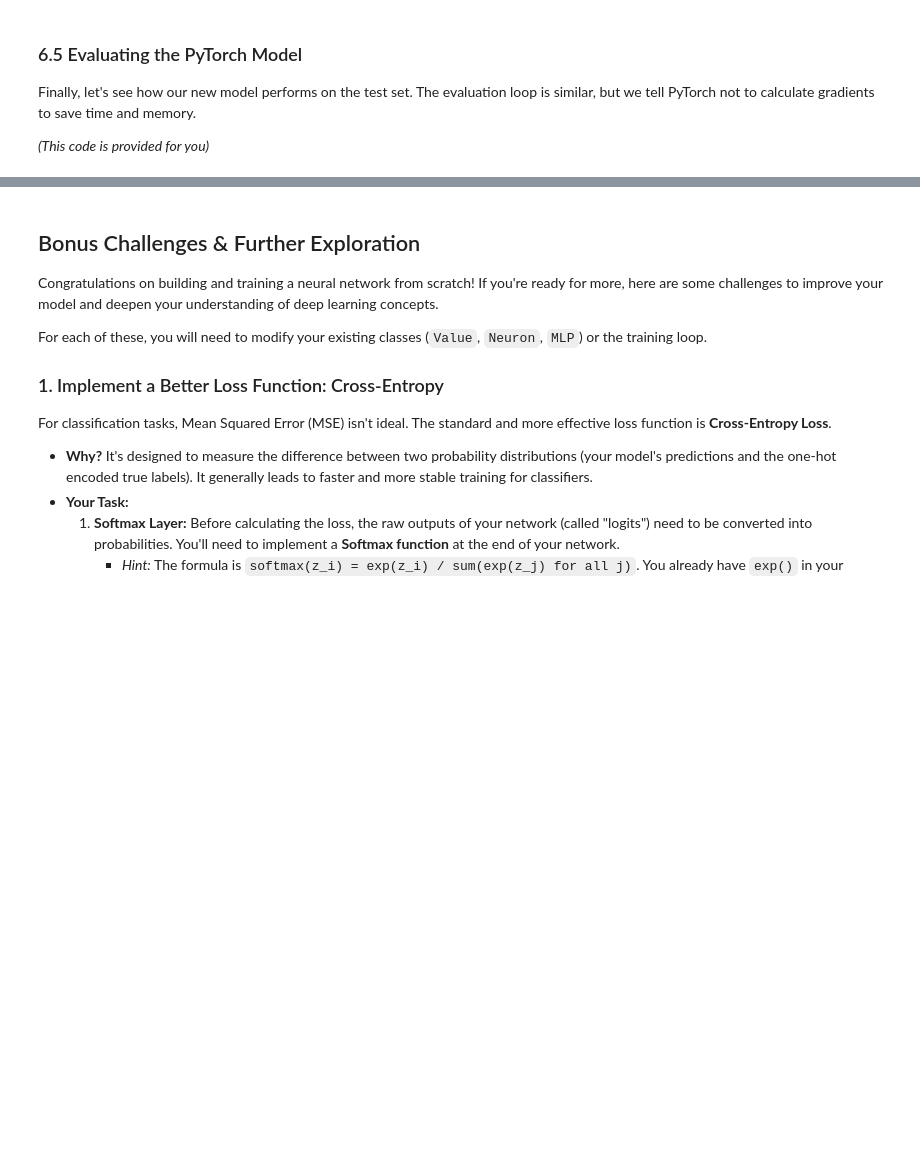
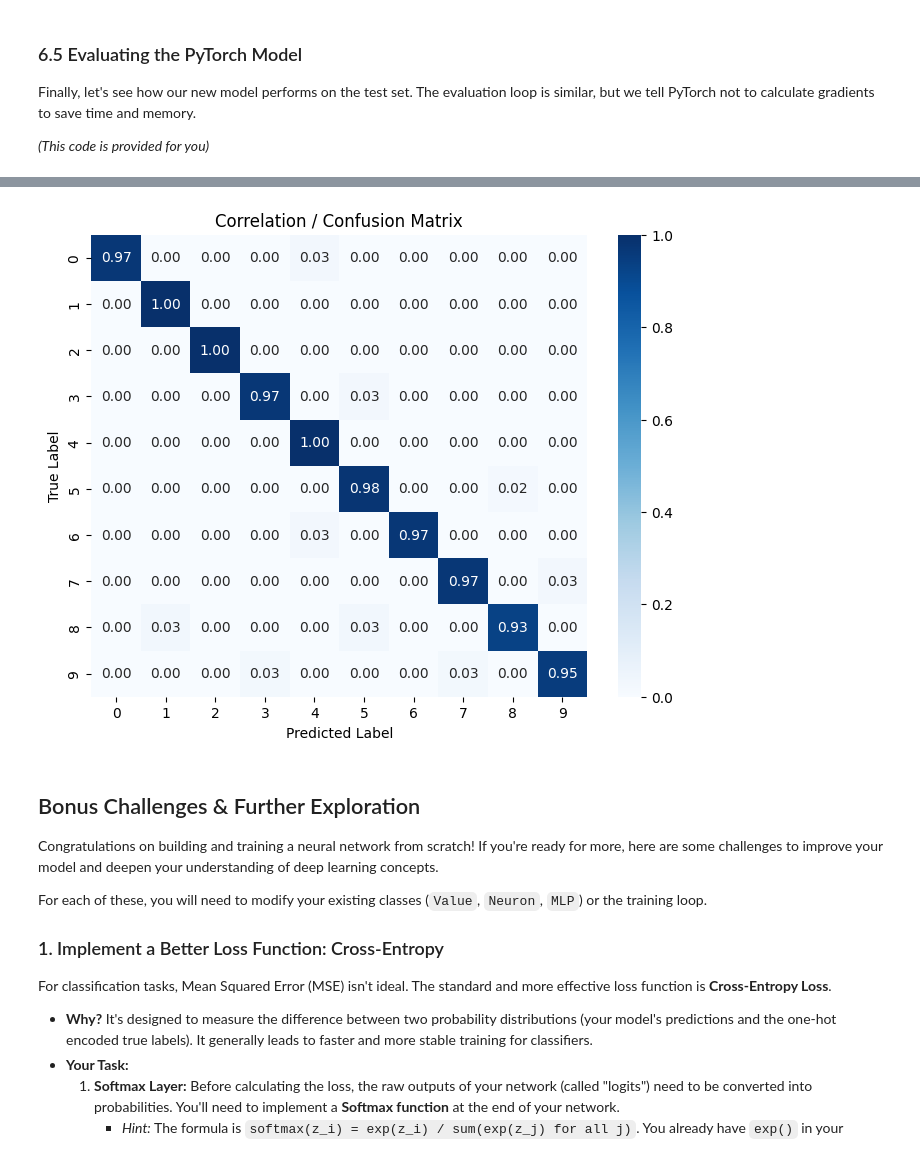
Before and after one commit to Amr1Moussa/MIA_phase1, a Jupyter notebook: Block4/Task4.ipynb, the cells around one changed output, grey strips where cells are left out. Drawn from its saved outputs; the diff is of its cells as text; code cells hidden in the pictures; blank space fills up the shorter version.

```diff
--- a/Block4/Task4.ipynb
+++ b/Block4/Task4.ipynb
@@ -855,8 +857,8 @@ Number of parameters: 2778
 # %%
 # TASK 5.1: Complete the training loop for the digit recognizer.
 lr = 0.01
-batch_size = 32
-n_epochs = 8
+batch_size = 8
+n_epochs = 14
 
 for epoch in range(n_epochs):
     epoch_loss = 0
@@ -1068,7 +1074,7 @@ The training loop in PyTorch follows a standard, clean pattern. Compare this to
 # %%
 # TASK 6.4: Complete the PyTorch training loop.
 
-n_epochs = 10
+n_epochs = 30
 
 for epoch in range(n_epochs):
     epoch_loss = 0.0
@@ -1139,3 +1167,28 @@ Accuracy of the network on the test images: 93.06 %
+# %%
+# --- Confusion Matrix ---
+y_true = []
+y_pred = []
+
+with torch.no_grad():
+    for X_batch, y_batch in test_loader:
+        outputs = model(X_batch)
+        _, predicted = torch.max(outputs, 1)
+        y_true.extend(y_batch.cpu().numpy())
+        y_pred.extend(predicted.cpu().numpy())
+
+cm = confusion_matrix(y_true, y_pred)
+
+# Normalize to correlation-like values
+cm_normalized = cm.astype('float') / cm.sum(axis=1)[:, np.newaxis]
+
+plt.figure(figsize=(8,6))
+sns.heatmap(cm_normalized, annot=True, cmap="Blues", fmt=".2f")
+plt.xlabel("Predicted Label")
+plt.ylabel("True Label")
+plt.title("Correlation / Confusion Matrix")
+plt.show()
+# %% [output]
+[figure, added]
 # %% [markdown]
 ## Bonus Challenges & Further Exploration
 
```
Also changed, not shown: parts of 12 cells of this notebook.
